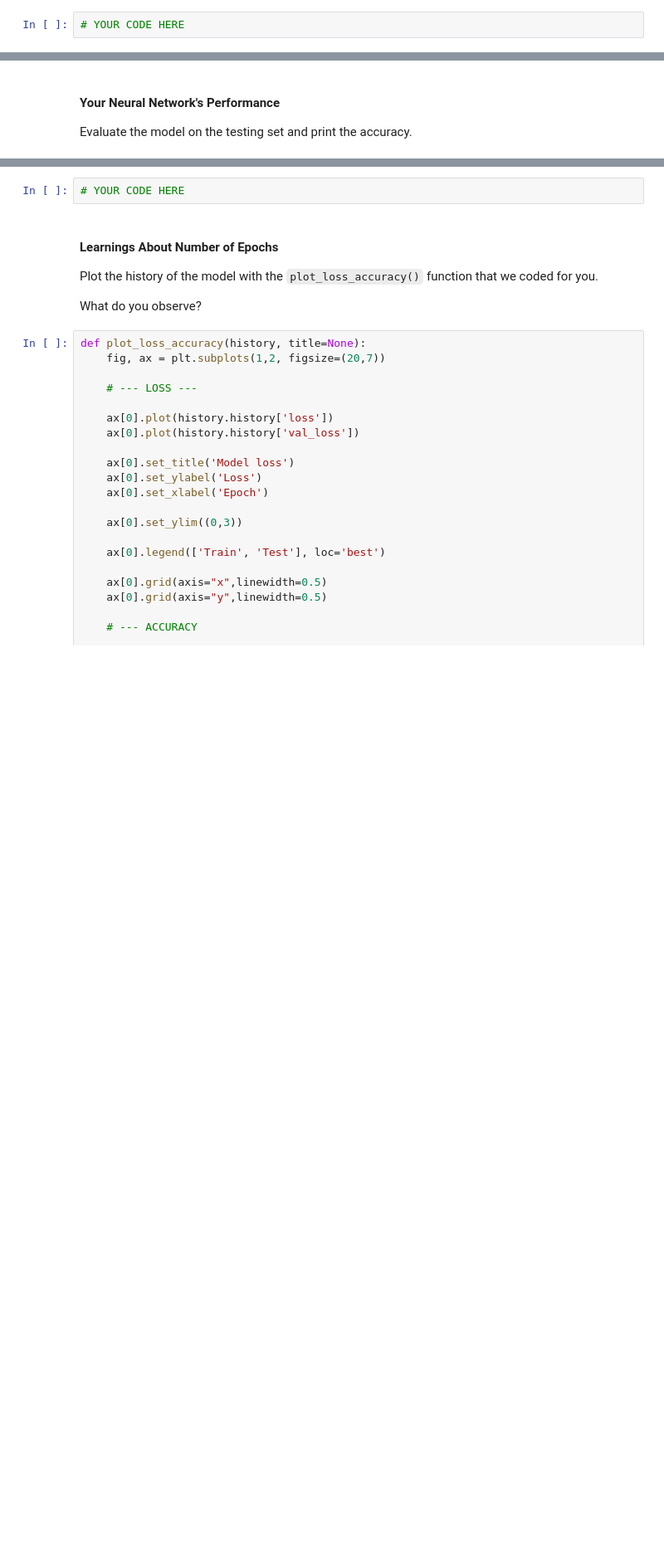
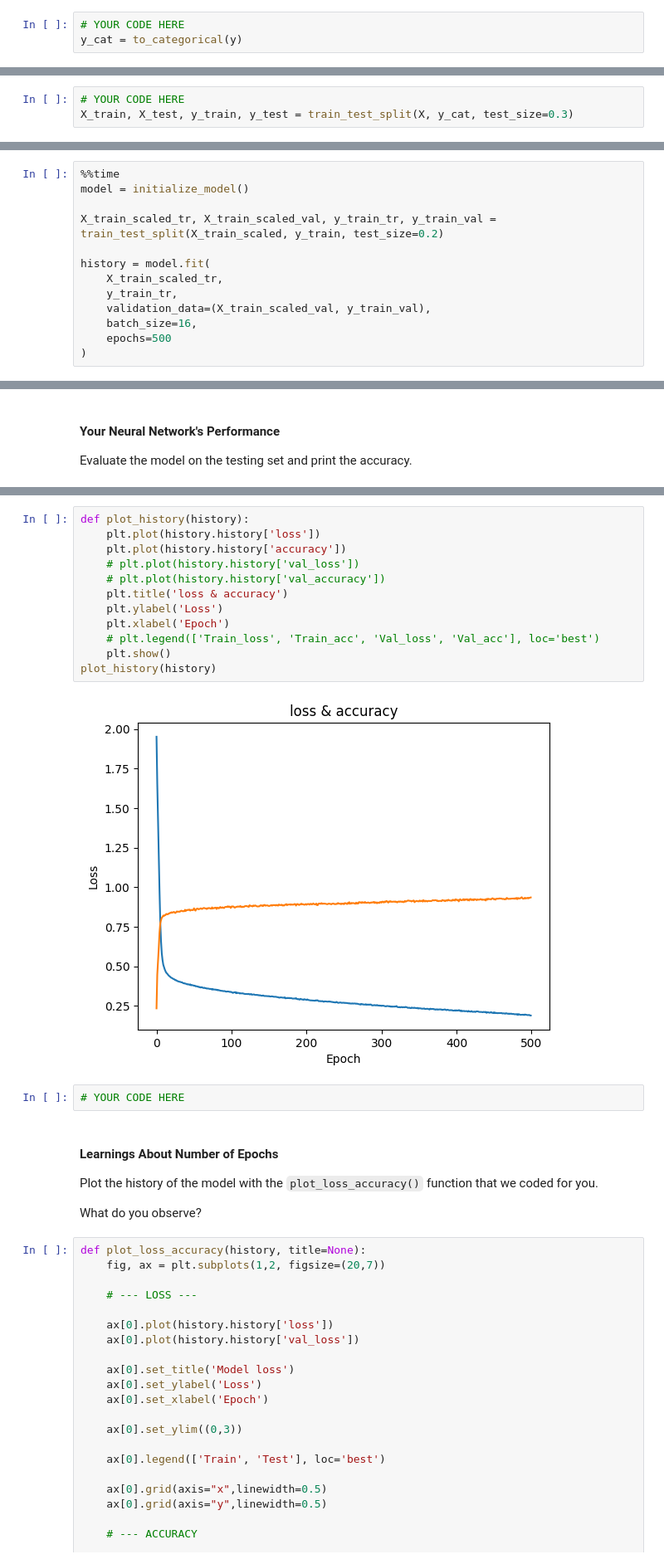
Before and after one commit to roninrp/data-how-to-properly-prevent-overfitting, a Jupyter notebook: how_to_properly_prevent_overfitting.ipynb, the cells around one changed output, grey strips where cells are left out. Shown at 83% size. Cells and saved outputs as stored; diff of their text form; blank space fills up the shorter version.

```diff
--- a/how_to_properly_prevent_overfitting.ipynb
+++ b/how_to_properly_prevent_overfitting.ipynb
@@ -50,6 +78,7 @@ All your samples have 10 features. Plot one of the dimensions against another.
 Use the 📚 [**to_categorical()**](https://www.tensorflow.org/api_docs/python/tf/keras/utils/to_categorical) function to convert `y` to `y_cat`, which is the categorical representation of `y` with **One-Hot encoded** columns.
 # %%
 # YOUR CODE HERE
+y_cat = to_categorical(y)
 # %% [markdown]
 ## (1) Cross-Validation in Deep Learning
 
@@ -147,3 +240,6 @@ Make sure to also scale the data after splitting!
+# %%
+# YOUR CODE HERE
+X_train, X_test, y_train, y_test = train_test_split(X, y_cat, test_size=0.3)
 # %%
 # Scale the data
 SScaler = StandardScaler()
@@ -181,0 +275,13 @@ pass  # YOUR CODE HERE
+# %%
+%%time
+model = initialize_model()
+
+X_train_scaled_tr, X_train_scaled_val, y_train_tr, y_train_val = train_test_split(X_train_scaled, y_train, test_size=0.2)
+
+history = model.fit(
+    X_train_scaled_tr,
+    y_train_tr,
+    validation_data=(X_train_scaled_val, y_train_val),
+    batch_size=16,
+    epochs=500
+)
@@ -186,3 +314,17 @@ Evaluate the model on the testing set and print the accuracy.
+# %%
+def plot_history(history):
+    plt.plot(history.history['loss'])
+    plt.plot(history.history['accuracy'])
+    # plt.plot(history.history['val_loss'])
+    # plt.plot(history.history['val_accuracy'])
+    plt.title('loss & accuracy')
+    plt.ylabel('Loss')
+    plt.xlabel('Epoch')
+    # plt.legend(['Train_loss', 'Train_acc', 'Val_loss', 'Val_acc'], loc='best')
+    plt.show()
+plot_history(history)
+# %% [output]
+[figure, added]
 # %%
 # YOUR CODE HERE
 # %% [markdown]
```
Also changed, not shown: parts of 34 cells of this notebook.
